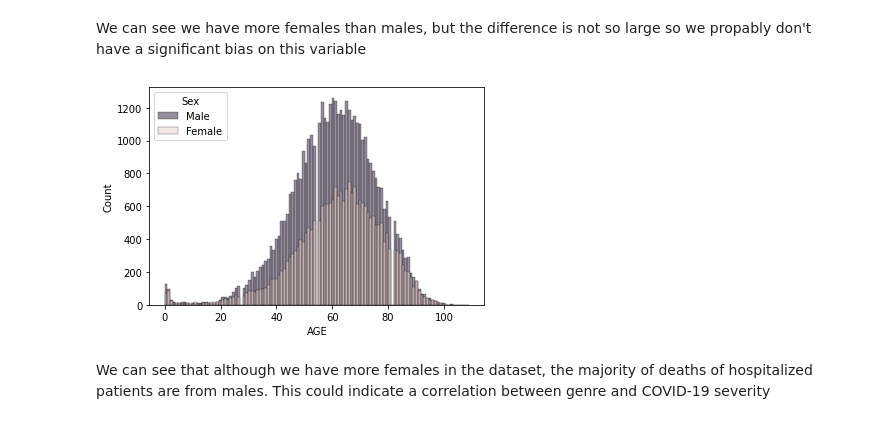
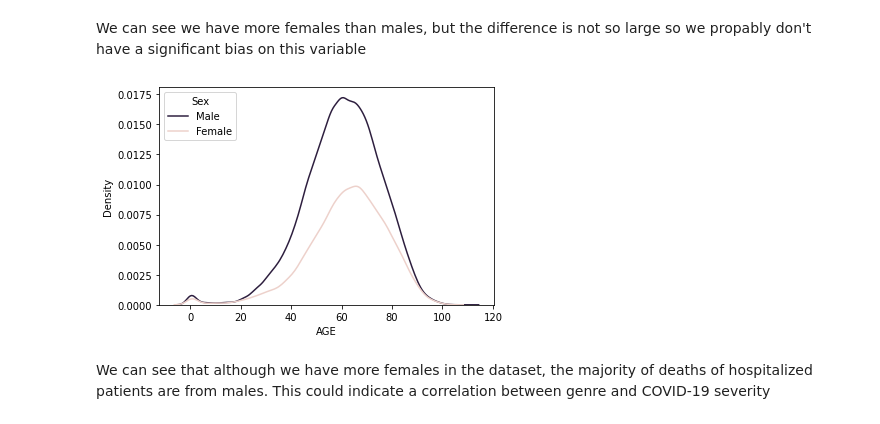
Before and after one commit to ailafelixa/EDA-RiskFactors-COVID-19, a Jupyter notebook: covid-19-data-exploration.ipynb, the cells around one changed output. Drawn from its saved outputs; the diff is of its cells as text; code cells hidden in the pictures.

Commit message:
Kaggle Notebook | COVID-19 basic data exploration | Version 8

```diff
--- a/covid-19-data-exploration.ipynb
+++ b/covid-19-data-exploration.ipynb
@@ -127,13 +160,13 @@ n_females:  525064 n_males : 523511 abs_diff:  1553
 # %% [markdown]
 We can see we have more females than males, but the difference is not so large so we propably don't have a significant bias on this variable
 # %%
-#leets see how the genre relates to age and covid-19 death
+#lets see how the genre relates to age and covid-19 death
 hospitalized_and_death = data.loc[(data.PATIENT_TYPE == 2) & (data.DATE_DIED != '9999-99-99')]
 
-g = sns.histplot(data=hospitalized_and_death, x='AGE', hue='SEX', color='red')
+g = sns.kdeplot(data=hospitalized_and_death, x='AGE', hue='SEX')
 plt.legend(title='Sex', loc='upper left', labels=['Male', 'Female'])
 plt.show(g)
 # %% [output]
-[figure, old version]
+[figure, new version]
 # %% [markdown]
 We can see that although we have more females in the dataset, the majority of deaths of hospitalized patients are from males. This could indicate a correlation between genre and COVID-19 severity
```
Also changed, not shown: parts of 14 cells of this notebook.
